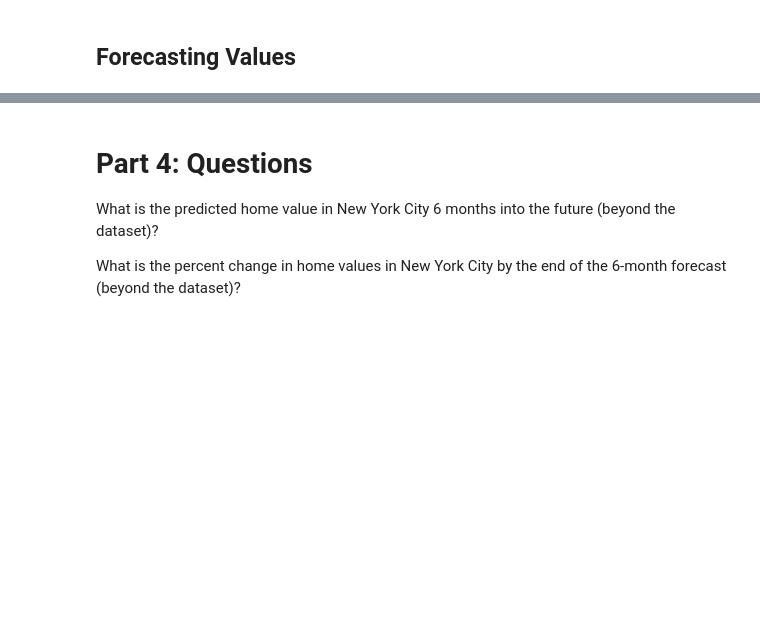
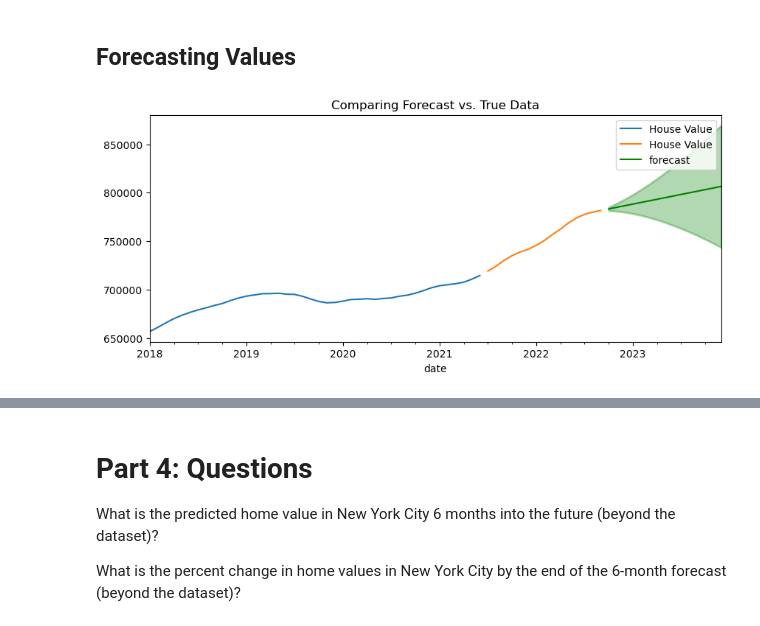
Before and after one commit to Dr-Schmoctor/Data-Vizualization-Work, a Jupyter notebook: Week1/Zillow_Preparing_Time_Series_Data.ipynb, the cells around one changed output, grey strips where cells are left out. Cells and saved outputs as stored; diff of their text form; code cells hidden in the pictures; blank space fills up the shorter version.

```diff
--- a/Week1/Zillow_Preparing_Time_Series_Data.ipynb
+++ b/Week1/Zillow_Preparing_Time_Series_Data.ipynb
@@ -715,6 +715,14 @@ Model 2: auto model
 Based on all the provided metrics, Model 1 outperforms Model 2 across the board. It has lower errors (MAE, MSE, RMSE), higher R² (indicating better fit), and a lower MAPE (indicating lower percentage error). Therefore, Model 1 is the better-performing model in this comparison.
 # %% [markdown]
 ## Forecasting Values
+# %%
+final_model = tsa.ARIMA(ny_df, order=(p,d,q), seasonal_order=(P,D,Q,m)).fit()
+# %%
+forecasted = final_model.get_forecast(steps=len(test)).summary_frame()
+
+plot_forecast(train, test, forecasted);
+# %% [output]
+[figure, added]
 # %%
 forecasted.index[0], forecasted.index[-1]
 # %% [output]
```
Also changed, not shown: parts of 13 cells of this notebook.
